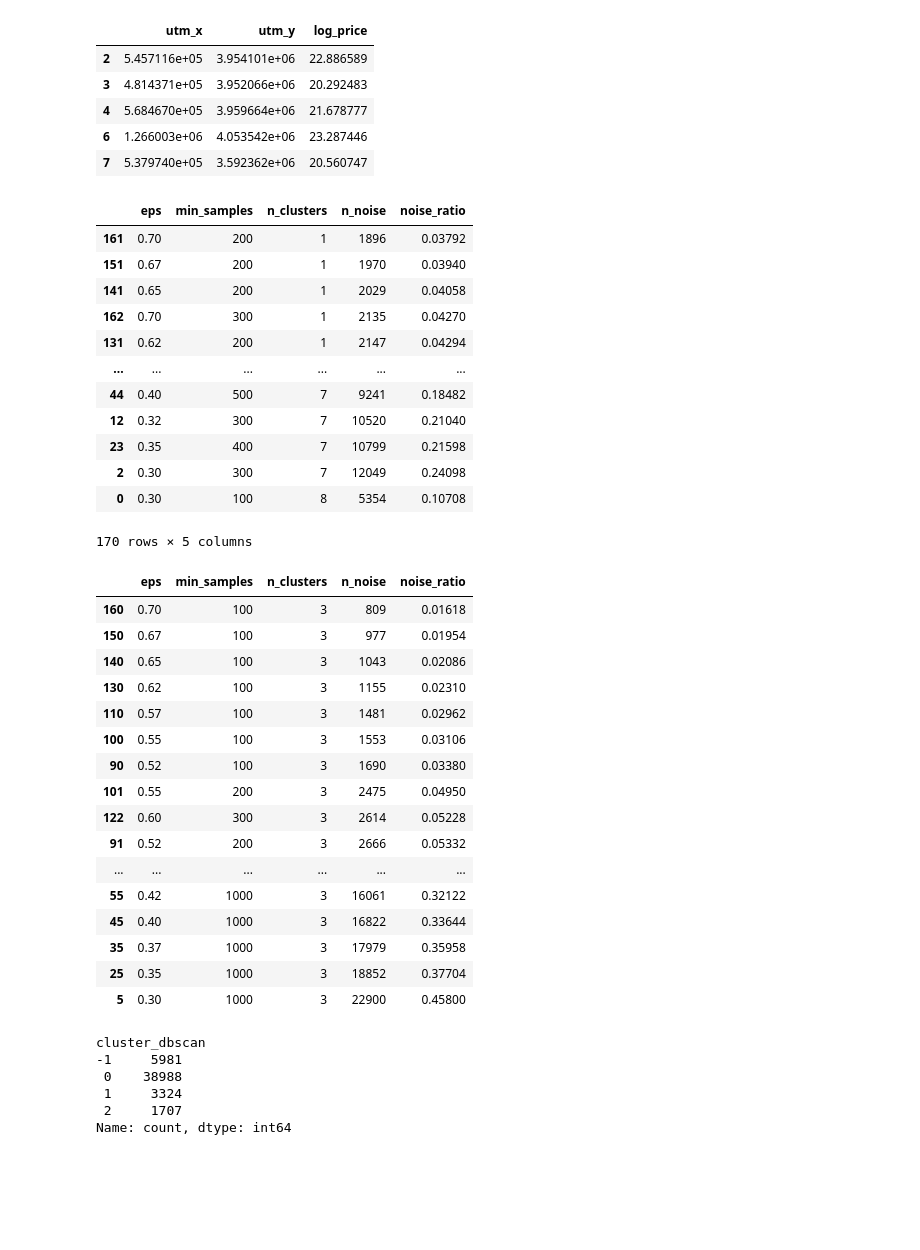
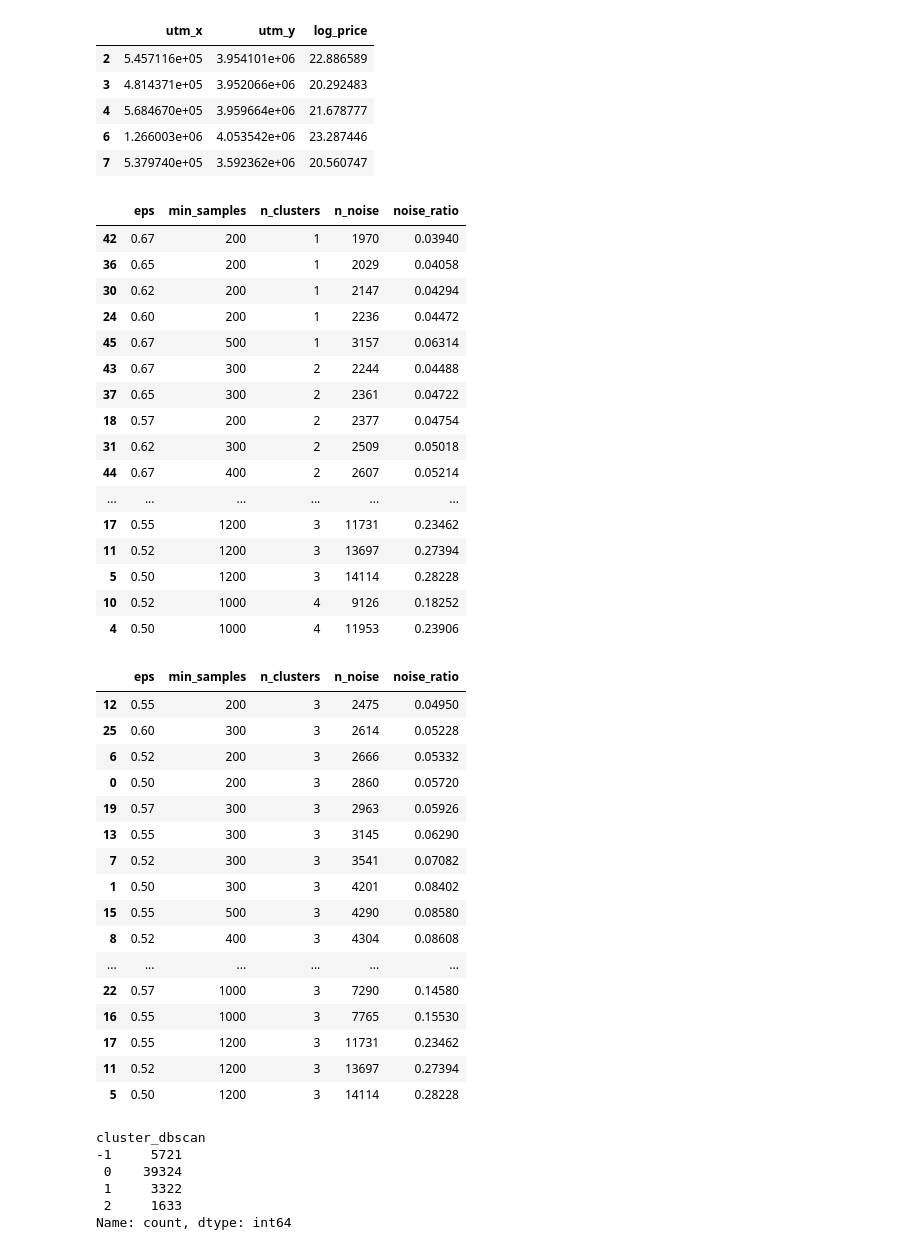
Before and after one commit to melolikepz/Project1-bootcamp, a Jupyter notebook: 04-qbc-project-recsystem.ipynb, the cells around one changed output. Drawn from its saved outputs; the diff is of its cells as text; code cells hidden in the pictures; blank space fills up the shorter version.

```diff
--- a/04-qbc-project-recsystem.ipynb
+++ b/04-qbc-project-recsystem.ipynb
@@ -1109,39 +1093,43 @@ def plot_dbscan_clusters(
 # %%
 dbscan_results = []
 
-eps_values = [0.3, 0.32, 0.35, 0.37, 0.4, 0.42, 0.45, 0.47, 0.5, 0.52, 0.55, 0.57, 0.6, 0.62, 0.65, 0.67, 0.7]
-min_samples_values = [100, 200, 300, 400, 500, 1000, 1500, 2000, 2500, 3000]
+eps_values = [0.5, 0.52, 0.55, 0.57, 0.6, 0.62, 0.65, 0.67]
+min_samples_values = [200, 300, 400, 500, 1000, 1200]
 
 for eps in eps_values:
     for min_samples in min_samples_values:
         result = eval_dbscan(
             X_dbscan_sample,
             eps=eps,
             min_samples=min_samples
         )
 
         dbscan_results.append(result)
 
 dbscan_results_df = pd.DataFrame(dbscan_results)
 
 
 dbscan_results_df.sort_values(
     ["n_clusters", "noise_ratio"]
 )
 # %% [output]
 |  | eps | min_samples | n_clusters | n_noise | noise_ratio |
-| 161 | 0.70 | 200 | 1 | 1896 | 0.03792 |
-| 151 | 0.67 | 200 | 1 | 1970 | 0.03940 |
-| 141 | 0.65 | 200 | 1 | 2029 | 0.04058 |
-| 162 | 0.70 | 300 | 1 | 2135 | 0.04270 |
-| 131 | 0.62 | 200 | 1 | 2147 | 0.04294 |
+| 42 | 0.67 | 200 | 1 | 1970 | 0.03940 |
+| 36 | 0.65 | 200 | 1 | 2029 | 0.04058 |
+| 30 | 0.62 | 200 | 1 | 2147 | 0.04294 |
+| 24 | 0.60 | 200 | 1 | 2236 | 0.04472 |
+| 45 | 0.67 | 500 | 1 | 3157 | 0.06314 |
+| 43 | 0.67 | 300 | 2 | 2244 | 0.04488 |
+| 37 | 0.65 | 300 | 2 | 2361 | 0.04722 |
+| 18 | 0.57 | 200 | 2 | 2377 | 0.04754 |
+| 31 | 0.62 | 300 | 2 | 2509 | 0.05018 |
+| 44 | 0.67 | 400 | 2 | 2607 | 0.05214 |
 | ... | ... | ... | ... | ... | ... |
-| 44 | 0.40 | 500 | 7 | 9241 | 0.18482 |
-| 12 | 0.32 | 300 | 7 | 10520 | 0.21040 |
-| 23 | 0.35 | 400 | 7 | 10799 | 0.21598 |
-| 2 | 0.30 | 300 | 7 | 12049 | 0.24098 |
-| 0 | 0.30 | 100 | 8 | 5354 | 0.10708 |
+| 17 | 0.55 | 1200 | 3 | 11731 | 0.23462 |
+| 11 | 0.52 | 1200 | 3 | 13697 | 0.27394 |
+| 5 | 0.50 | 1200 | 3 | 14114 | 0.28228 |
+| 10 | 0.52 | 1000 | 4 | 9126 | 0.18252 |
+| 4 | 0.50 | 1000 | 4 | 11953 | 0.23906 |
-170 rows × 5 columns
 # %%
 dbscan_results_cluster3_df = dbscan_results_df[
     dbscan_results_df["n_clusters"] == 3
@@ -1150,25 +1138,25 @@ dbscan_results_cluster3_df = dbscan_results_df[
 dbscan_results_cluster3_df
 # %% [output]
 |  | eps | min_samples | n_clusters | n_noise | noise_ratio |
-| 160 | 0.70 | 100 | 3 | 809 | 0.01618 |
-| 150 | 0.67 | 100 | 3 | 977 | 0.01954 |
-| 140 | 0.65 | 100 | 3 | 1043 | 0.02086 |
-| 130 | 0.62 | 100 | 3 | 1155 | 0.02310 |
-| 110 | 0.57 | 100 | 3 | 1481 | 0.02962 |
-| 100 | 0.55 | 100 | 3 | 1553 | 0.03106 |
-| 90 | 0.52 | 100 | 3 | 1690 | 0.03380 |
-| 101 | 0.55 | 200 | 3 | 2475 | 0.04950 |
-| 122 | 0.60 | 300 | 3 | 2614 | 0.05228 |
-| 91 | 0.52 | 200 | 3 | 2666 | 0.05332 |
+| 12 | 0.55 | 200 | 3 | 2475 | 0.04950 |
+| 25 | 0.60 | 300 | 3 | 2614 | 0.05228 |
+| 6 | 0.52 | 200 | 3 | 2666 | 0.05332 |
+| 0 | 0.50 | 200 | 3 | 2860 | 0.05720 |
+| 19 | 0.57 | 300 | 3 | 2963 | 0.05926 |
+| 13 | 0.55 | 300 | 3 | 3145 | 0.06290 |
+| 7 | 0.52 | 300 | 3 | 3541 | 0.07082 |
+| 1 | 0.50 | 300 | 3 | 4201 | 0.08402 |
+| 15 | 0.55 | 500 | 3 | 4290 | 0.08580 |
+| 8 | 0.52 | 400 | 3 | 4304 | 0.08608 |
 | ... | ... | ... | ... | ... | ... |
-| 55 | 0.42 | 1000 | 3 | 16061 | 0.32122 |
-| 45 | 0.40 | 1000 | 3 | 16822 | 0.33644 |
-| 35 | 0.37 | 1000 | 3 | 17979 | 0.35958 |
-| 25 | 0.35 | 1000 | 3 | 18852 | 0.37704 |
-| 5 | 0.30 | 1000 | 3 | 22900 | 0.45800 |
+| 22 | 0.57 | 1000 | 3 | 7290 | 0.14580 |
+| 16 | 0.55 | 1000 | 3 | 7765 | 0.15530 |
+| 17 | 0.55 | 1200 | 3 | 11731 | 0.23462 |
+| 11 | 0.52 | 1200 | 3 | 13697 | 0.27394 |
+| 5 | 0.50 | 1200 | 3 | 14114 | 0.28228 |
 # %%
-DBSCAN_EPS = 0.62
-DBSCAN_MIN_SAMPLES = 1000
+DBSCAN_EPS = 0.67
+DBSCAN_MIN_SAMPLES = 1200
 
 dbscan_best = DBSCAN(
     eps=DBSCAN_EPS,
@@ -1180,10 +1168,10 @@ df_dbscan_sample["cluster_dbscan"] = dbscan_best.fit_predict(X_dbscan_sample)
 df_dbscan_sample["cluster_dbscan"].value_counts().sort_index()
 # %% [output]
 cluster_dbscan
--1     5981
- 0    38988
- 1     3324
- 2     1707
+-1     5721
+ 0    39324
+ 1     3322
+ 2     1633
 Name: count, dtype: int64
 # %%
 summary_dbscan = summarize_dbscan_clusters(
```
Also changed, not shown: parts of 6 cells of this notebook, 3 other files.
